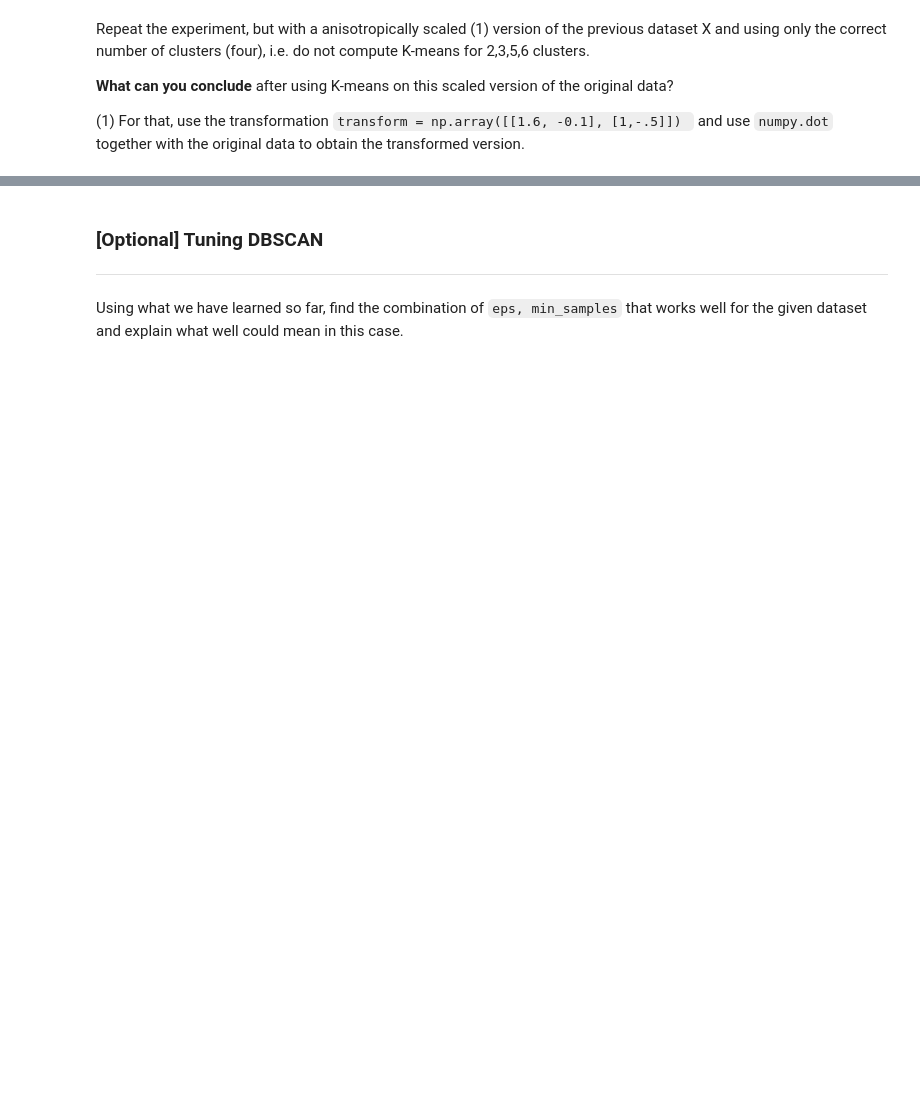
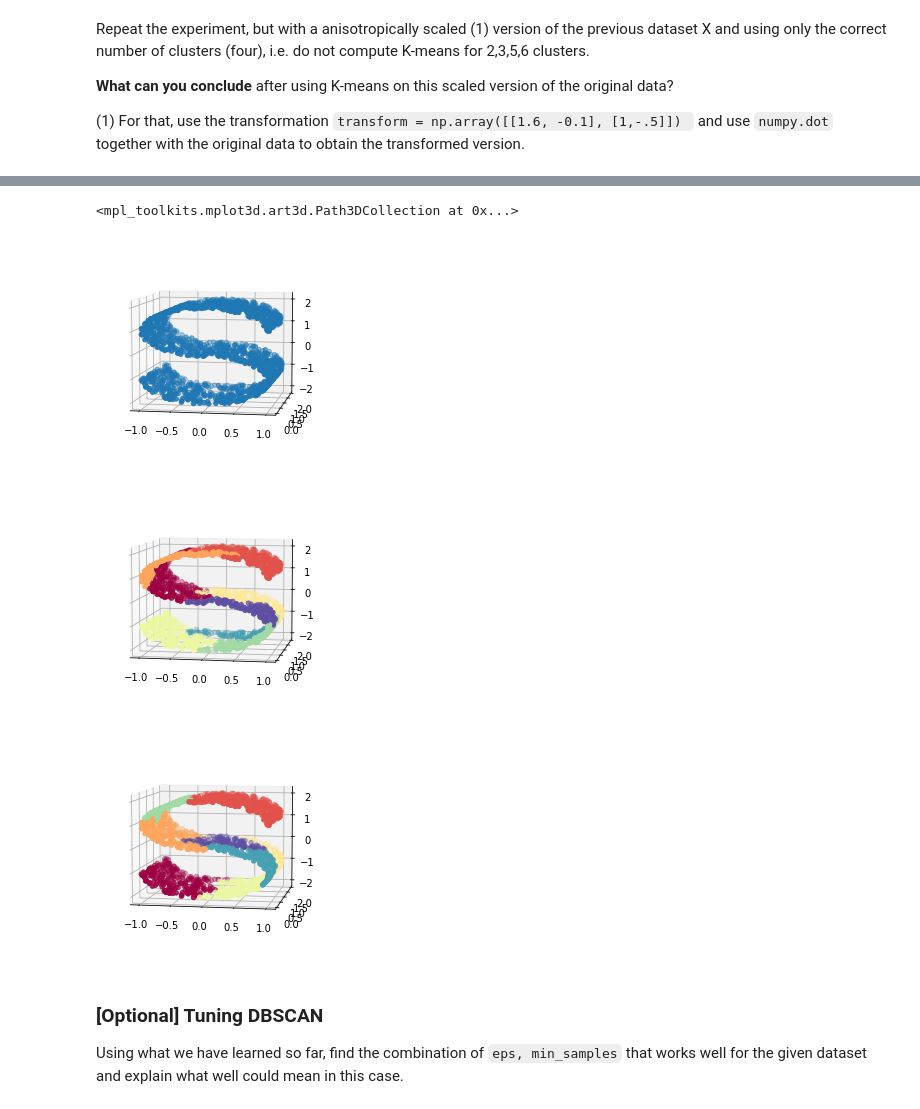
Before and after one commit to curieuxjy/Python, a Jupyter notebook: ML_TuBerlin/day07/07_exercise.ipynb, the cells around one changed output, grey strips where cells are left out. Drawn from its saved outputs; the diff is of its cells as text; code cells hidden in the pictures; blank space fills up the shorter version.

````diff
--- a/ML_TuBerlin/day07/07_exercise.ipynb
+++ b/ML_TuBerlin/day07/07_exercise.ipynb
@@ -117,7 +144,51 @@ X, t = make_s_curve(1500, random_state=42)
+# %%
+from sklearn.datasets import make_s_curve
+from sklearn.cluster import AgglomerativeClustering
+from sklearn.neighbors import kneighbors_graph
+import warnings
+warnings.filterwarnings('ignore')
+
+# S-curve data
+X, t = make_s_curve(1500, random_state=42)
+
+# initialize plots using
+fig = plt.figure()
+ax = fig.add_subplot(111, projection='3d')
+ax.view_init(7, -80)
+
+# 그리기
+ax.scatter3D(X[:,0], X[:,1], X[:,2], cmap=plt.cm.Spectral)
+
+# war minimizes the variance of the clusters being merged
+ac = AgglomerativeClustering(n_clusters=8,
+                             linkage='ward')
+labels = ac.fit(X).labels_
+fig = plt.figure()
+ax = fig.add_subplot(111, projection='3d')
+ax.view_init(7, -80)
+ax.scatter3D(X[:,0], X[:,1], X[:,2], c=labels, cmap=plt.cm.Spectral)
+
+# using kneighbor graph enforces locality
+# 4 nearest neighbors according to euclidean distance
+cm = kneighbors_graph(X, n_neighbors=4)
+
+# war minimizes the variance of the clusters being merged
+ac = AgglomerativeClustering(n_clusters=8,
+                             connectivity=cm,
+                             linkage='ward')
+labels = ac.fit(X).labels_
+fig = plt.figure()
+ax = fig.add_subplot(111, projection='3d')
+ax.view_init(7, -80)
+ax.scatter3D(X[:,0], X[:,1], X[:,2], c=labels, cmap=plt.cm.Spectral)
+# %% [output]
+<mpl_toolkits.mplot3d.art3d.Path3DCollection at 0x...>
+[figure, added]
+[figure, added]
+[figure, added]
 # %% [markdown]
 ### [Optional] Tuning DBSCAN
----
-Using what we have learned so far, find the combination of ```eps, min_samples``` that works well for the given dataset and explain what well could mean in this case.
+Using what we have learned so far, find the combination of `eps, min_samples` that works well for the given dataset and explain what well could mean in this case.
 # %%
 from sklearn.cluster import DBSCAN
 from sklearn.datasets import make_blobs
````
Also changed, not shown: parts of 13 cells of this notebook, 31 other files.
